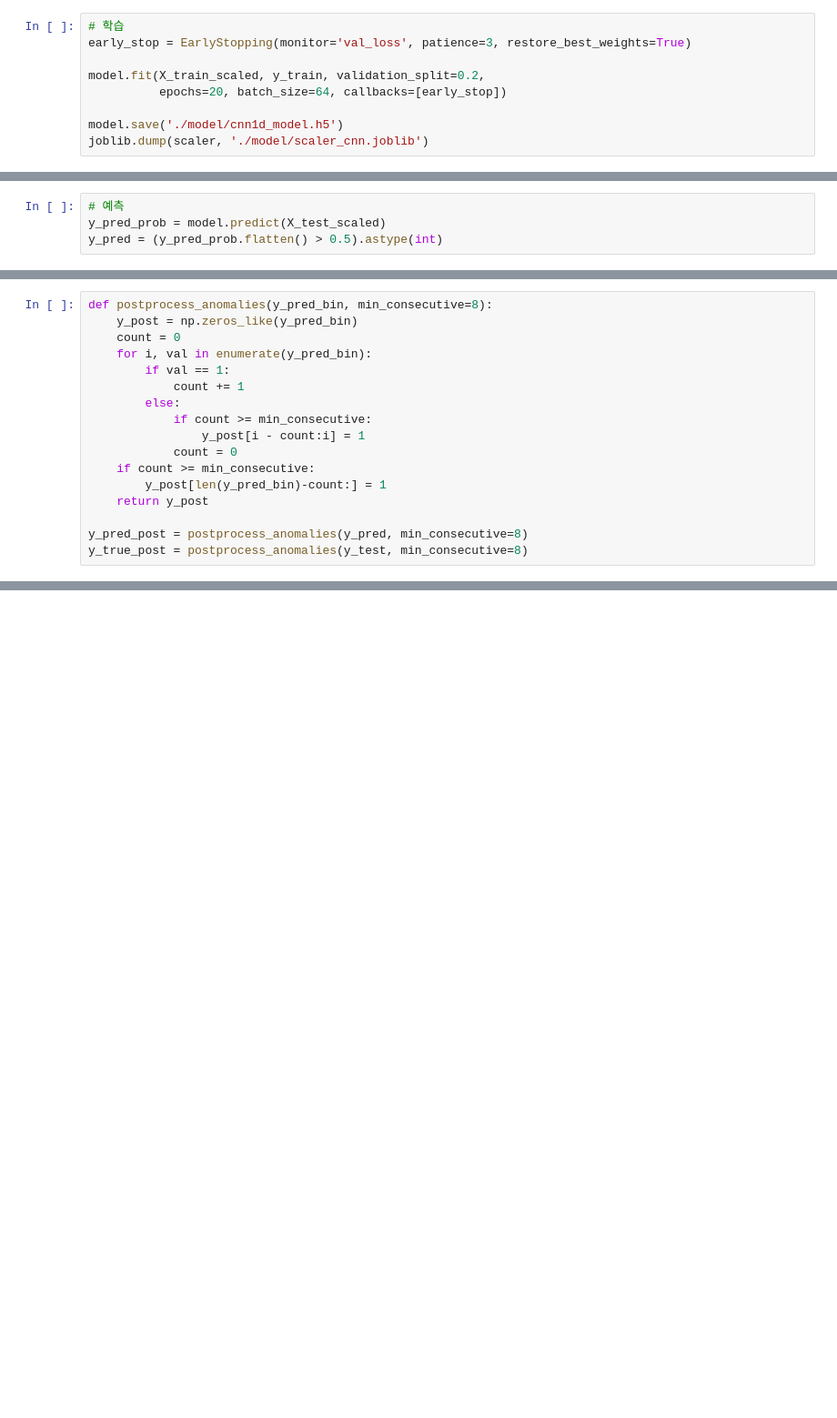
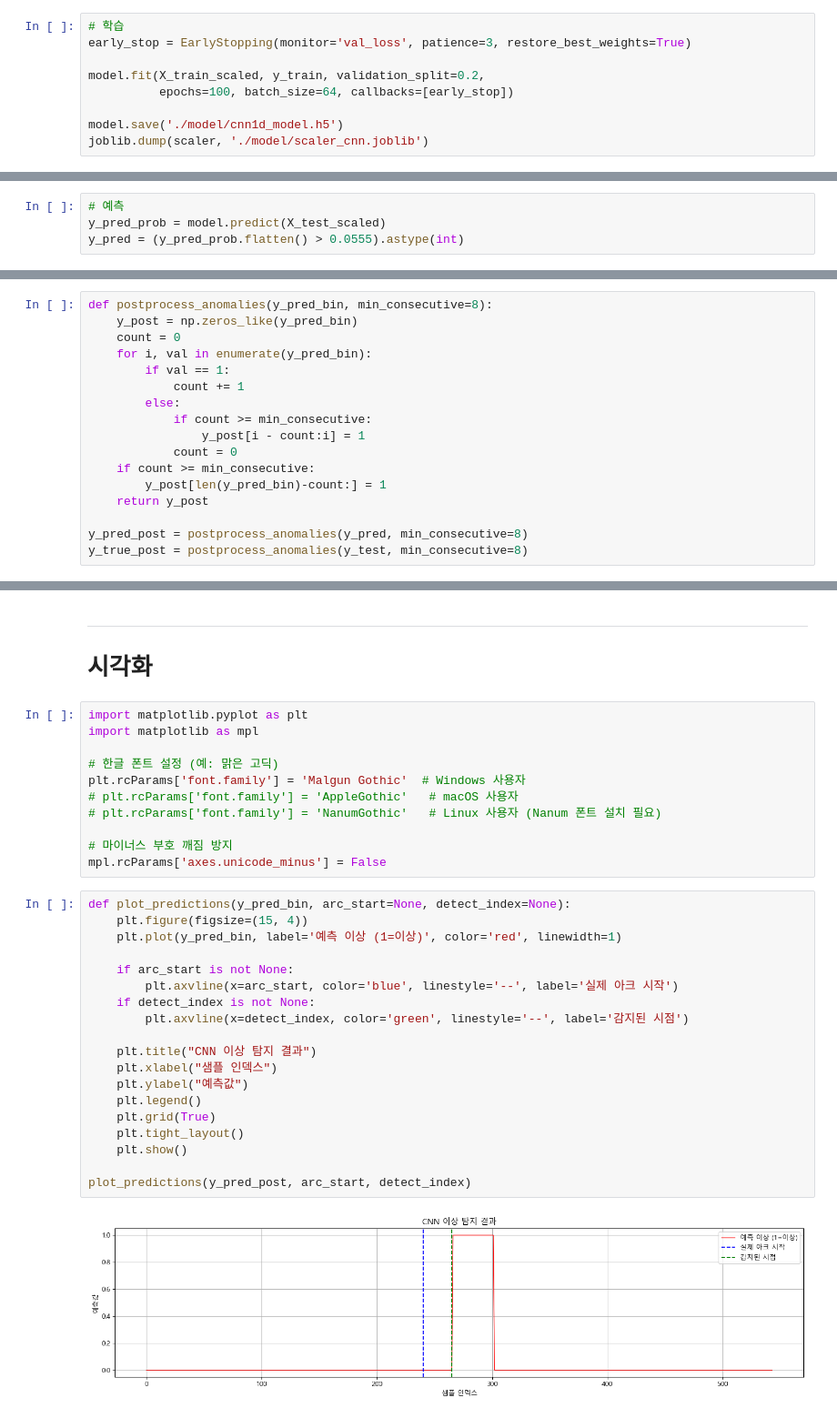
Before and after one commit to SepYoKim6745/arc-detection-project, a Jupyter notebook: cnn1D/train.ipynb, the cells around one changed output, grey strips where cells are left out. Shown: that part at 91% size. Cells and saved outputs as stored; diff of their text form; blank space fills up the shorter version.

```diff
--- a/cnn1D/train.ipynb
+++ b/cnn1D/train.ipynb
@@ -73,7 +75,7 @@ model.compile(optimizer='adam', loss='binary_crossentropy', metrics=['accuracy']
 early_stop = EarlyStopping(monitor='val_loss', patience=3, restore_best_weights=True)
 
 model.fit(X_train_scaled, y_train, validation_split=0.2,
-          epochs=20, batch_size=64, callbacks=[early_stop])
+          epochs=100, batch_size=64, callbacks=[early_stop])
 
 model.save('./model/cnn1d_model.h5')
 joblib.dump(scaler, './model/scaler_cnn.joblib')
@@ -80,4 +102,4 @@ joblib.dump(scaler, './model/scaler_cnn.joblib')
 # %%
 # 예측
 y_pred_prob = model.predict(X_test_scaled)
-y_pred = (y_pred_prob.flatten() > 0.5).astype(int)
+y_pred = (y_pred_prob.flatten() > 0.0555).astype(int)
@@ -120,0 +220,35 @@ arc_start, detect_index, delay = calculate_detection_delay(y_pred_post, y_true_p
+# %% [markdown]
+---
+# 시각화
+# %%
+import matplotlib.pyplot as plt
+import matplotlib as mpl
+
+# 한글 폰트 설정 (예: 맑은 고딕)
+plt.rcParams['font.family'] = 'Malgun Gothic'  # Windows 사용자
+# plt.rcParams['font.family'] = 'AppleGothic'   # macOS 사용자
+# plt.rcParams['font.family'] = 'NanumGothic'   # Linux 사용자 (Nanum 폰트 설치 필요)
+
+# 마이너스 부호 깨짐 방지
+mpl.rcParams['axes.unicode_minus'] = False
+# %%
+def plot_predictions(y_pred_bin, arc_start=None, detect_index=None):
+    plt.figure(figsize=(15, 4))
+    plt.plot(y_pred_bin, label='예측 이상 (1=이상)', color='red', linewidth=1)
+
+    if arc_start is not None:
+        plt.axvline(x=arc_start, color='blue', linestyle='--', label='실제 아크 시작')
+    if detect_index is not None:
+        plt.axvline(x=detect_index, color='green', linestyle='--', label='감지된 시점')
+
+    plt.title("CNN 이상 탐지 결과")
+    plt.xlabel("샘플 인덱스")
+    plt.ylabel("예측값")
+    plt.legend()
+    plt.grid(True)
+    plt.tight_layout()
+    plt.show()
+
+plot_predictions(y_pred_post, arc_start, detect_index)
+# %% [output]
+[figure, added]
```
Also changed, not shown: parts of 11 cells of this notebook, 9 other files.
